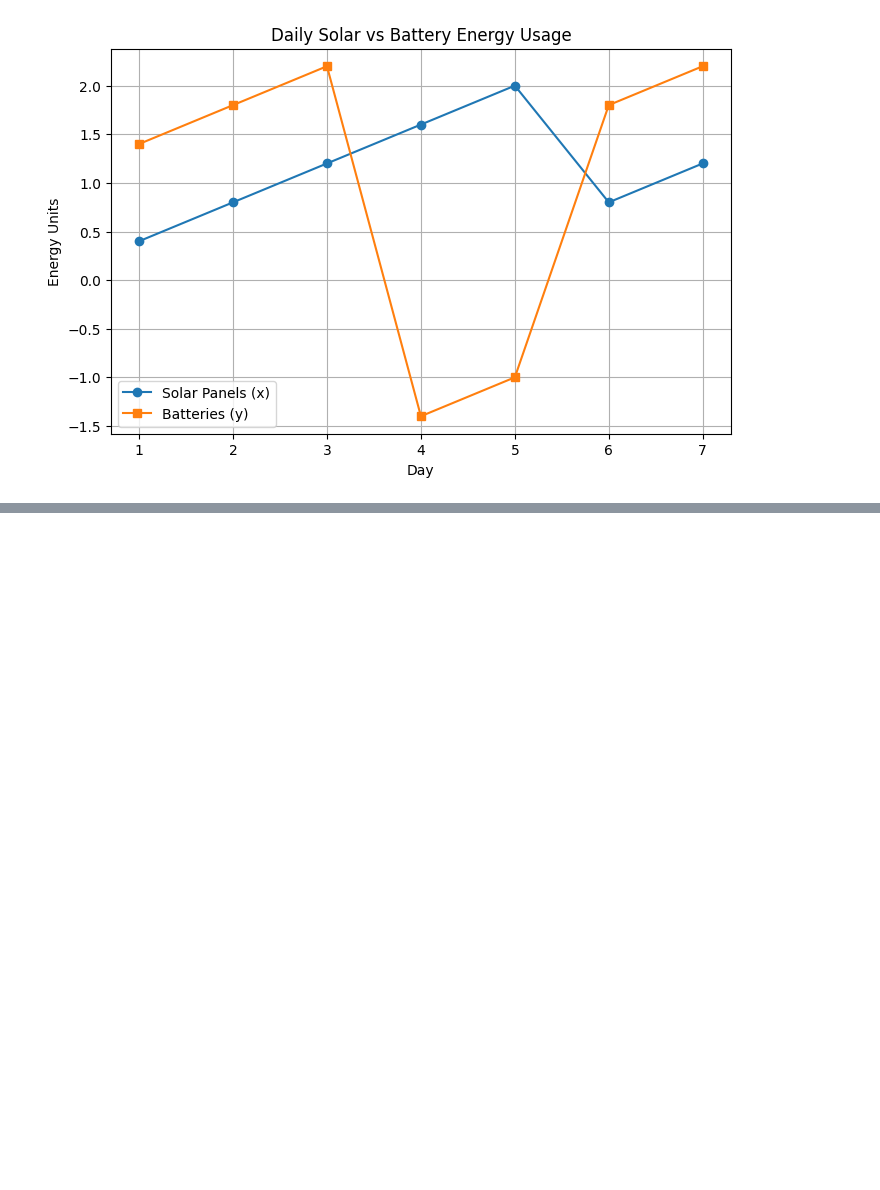
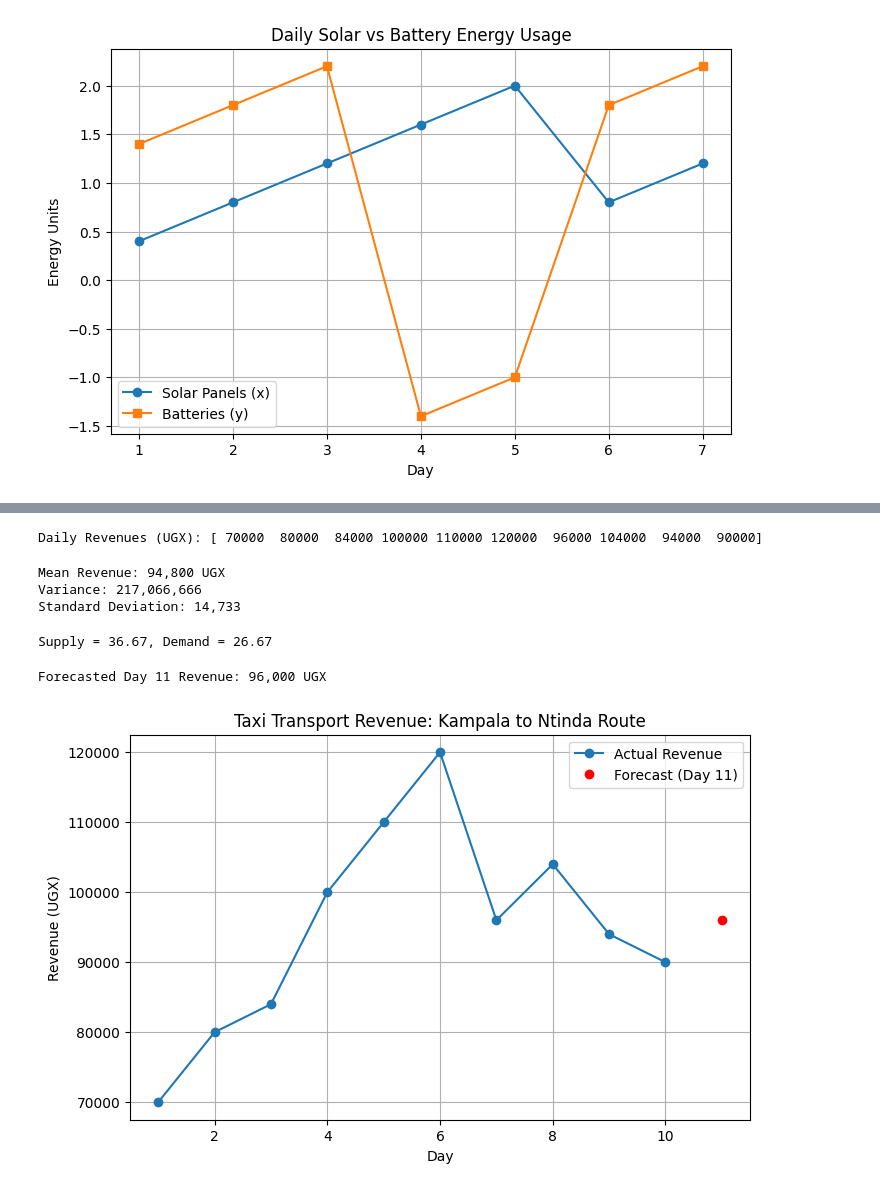
Before and after one commit to jonathern/ucu-msds-jonathankateega, a Jupyter notebook: oop_with_python/Assignments/assignment1_jonathan_kateega.ipynb, the cells around one changed output, grey strips where cells are left out. Saved outputs shown, nothing was run; the diff lists cells and outputs as text; code cells hidden in the pictures; blank space fills up the shorter version.

```diff
--- a/oop_with_python/Assignments/assignment1_jonathan_kateega.ipynb
+++ b/oop_with_python/Assignments/assignment1_jonathan_kateega.ipynb
@@ -285,0 +501,8 @@ plt.show()
+# %%
+"""
+5.1. Store passenger counts in a NumPy array.
+"""
+
+passengers = np.array([35, 40, 42, 50, 55, 60, 48, 52, 47, 45])
+
+print(passengers)
@@ -285,0 +511,72 @@ plt.show()
+# %%
+"""
+5.2. Compute daily revenues at UGX 2000 per passenger.
+"""
+
+fare = 2000  # UGX per passenger
+revenues = passengers * fare
+print("Daily Revenues (UGX):", revenues)
+# %% [output]
+Daily Revenues (UGX): [ 70000  80000  84000 100000 110000 120000  96000 104000  94000  90000]
+# %%
+"""
+5.3. Use statistics to analyze mean, variance, and std deviation.
+"""
+
+mean_rev = stats.mean(revenues)
+variance_rev = stats.variance(revenues)
+std_rev = stats.stdev(revenues)
+
+print(f"\nMean Revenue: {mean_rev:,.0f} UGX")
+print(f"Variance: {variance_rev:,.0f}")
+print(f"Standard Deviation: {std_rev:,.0f}")
+# %% [output]
+Mean Revenue: 94,800 UGX
+Variance: 217,066,666
+Standard Deviation: 14,733
+# %%
+"""
+5.4. Use scipy.linalg.solve to model a simple supply-demand system.
+"""
+
+# 2x + y = 100  (supply constraint)
+# x - y = 10    (demand imbalance)
+# -------------------------------
+
+A = np.array([[2, 1],
+              [1, -1]])
+b = np.array([100, 10])
+
+solution = solve(A, b)
+supply, demand = solution
+print(f"\nSupply = {supply:.2f}, Demand = {demand:.2f}")
+# %% [output]
+Supply = 36.67, Demand = 26.67
+# %%
+"""
+5.5. Forecast 11th day's revenue using average of last 3 days.
+"""
+
+forecast_11 = np.mean(revenues[-3:])
+print(f"\nForecasted Day 11 Revenue: {forecast_11:,.0f} UGX")
+# %% [output]
+Forecasted Day 11 Revenue: 96,000 UGX
+# %%
+"""
+5.6. Plot actual vs forecasted revenues.
+"""
+
+days = np.arange(1, 12)  # 10 actual + 1 forecast
+forecast_values = np.append(revenues, forecast_11)
+
+plt.figure(figsize=(8,5))
+plt.plot(days[:10], revenues, marker='o', label="Actual Revenue")
+plt.plot(days[-1], forecast_11, 'ro', label="Forecast (Day 11)")
+plt.title("Taxi Transport Revenue: Kampala to Ntinda Route")
+plt.xlabel("Day")
+plt.ylabel("Revenue (UGX)")
+plt.legend()
+plt.grid(True)
+plt.show()
+# %% [output]
+[figure, added]
```
Also changed, not shown: parts of 15 cells of this notebook.
